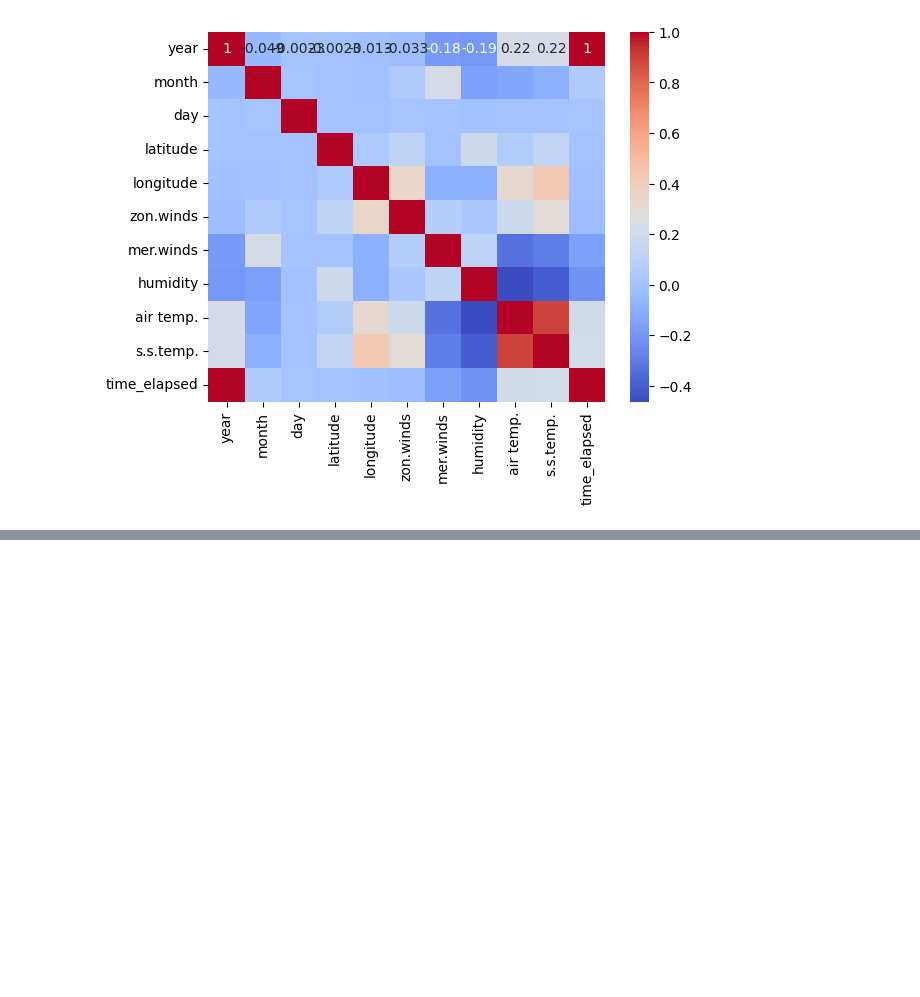
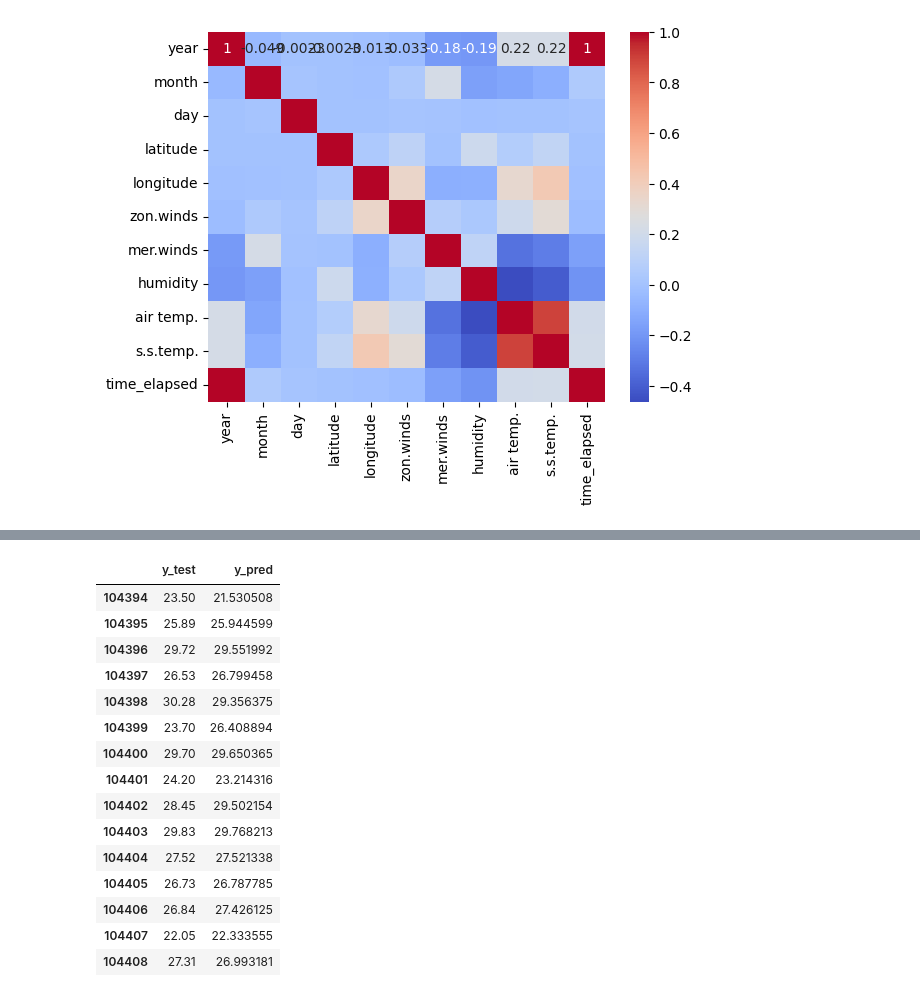
Before and after one commit to Maitreyee-07/AI-Clowns, a Jupyter notebook: analysis_training_testing/model_2.ipynb, the cells around one changed output, grey strips where cells are left out. Cells and saved outputs as stored; diff of their text form; code cells hidden in the pictures; blank space fills up the shorter version.

```diff
--- a/model_2.ipynb
+++ b/analysis_training_testing/model_2.ipynb
@@ -51,8 +51,8 @@ plt.show()
 # %%
 X_train=df[df['time_elapsed']<=5100].drop(columns=['s.s.temp.'])
 X_test=df[df['time_elapsed']>5100].drop(columns=['s.s.temp.'])
-X_train.drop(columns=['day','time_elapsed'],inplace=True)
-X_test.drop(columns=['day','time_elapsed'],inplace=True)
+#X_train.drop(columns=['day'],inplace=True)
+#X_test.drop(columns=['day'],inplace=True)
 
 y_train=df[df['time_elapsed']<=5100]['s.s.temp.']
 y_test=df[df['time_elapsed']>5100]['s.s.temp.']
@@ -65,9 +65,9 @@ yeojohnson_transformer=PowerTransformer(method='yeo-johnson')
 X_train['zon.winds']=yeojohnson_transformer.fit_transform(X_train[['zon.winds']])
 X_test['zon.winds']=yeojohnson_transformer.transform(X_test[['zon.winds']])
 
-'''log_tranformer=FunctionTransformer(np.log1p,validate=True)
+''log_tranformer=FunctionTransformer(np.log1p,validate=True)
 X_train['air temp.']=log_tranformer.fit_transform(X_train[['air temp.']])
-X_test['air temp.']=log_tranformer.transform(X_test[['air temp.']])'''
+X_test['air temp.']=log_tranformer.transform(X_test[['air temp.']])''
 
 X_train['air temp.']=yeojohnson_transformer.fit_transform(X_train[['air temp.']])
 X_test['air temp.']=yeojohnson_transformer.transform(X_test[['air temp.']])
@@ -196,0 +206,20 @@ Fitting 5 folds for each of 192 candidates, totalling 960 fits
+# %%
+comparison = pd.DataFrame({'y_test': y_test, 'y_pred': y_pred_rf})
+comparison.tail(15)
+# %% [output]
+|  | y_test | y_pred |
+| 104394 | 23.50 | 21.530508 |
+| 104395 | 25.89 | 25.944599 |
+| 104396 | 29.72 | 29.551992 |
+| 104397 | 26.53 | 26.799458 |
+| 104398 | 30.28 | 29.356375 |
+| 104399 | 23.70 | 26.408894 |
+| 104400 | 29.70 | 29.650365 |
+| 104401 | 24.20 | 23.214316 |
+| 104402 | 28.45 | 29.502154 |
+| 104403 | 29.83 | 29.768213 |
+| 104404 | 27.52 | 27.521338 |
+| 104405 | 26.73 | 26.787785 |
+| 104406 | 26.84 | 27.426125 |
+| 104407 | 22.05 | 22.333555 |
+| 104408 | 27.31 | 26.993181 |
```
Also changed, not shown: parts of 3 cells of this notebook, 7 other files.
